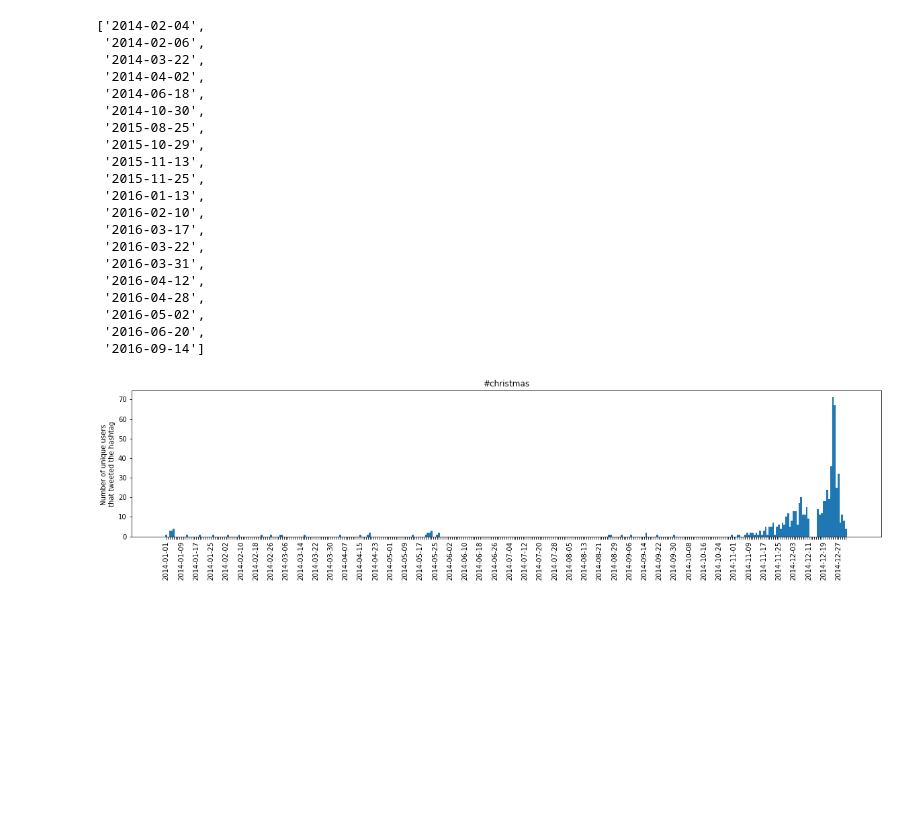
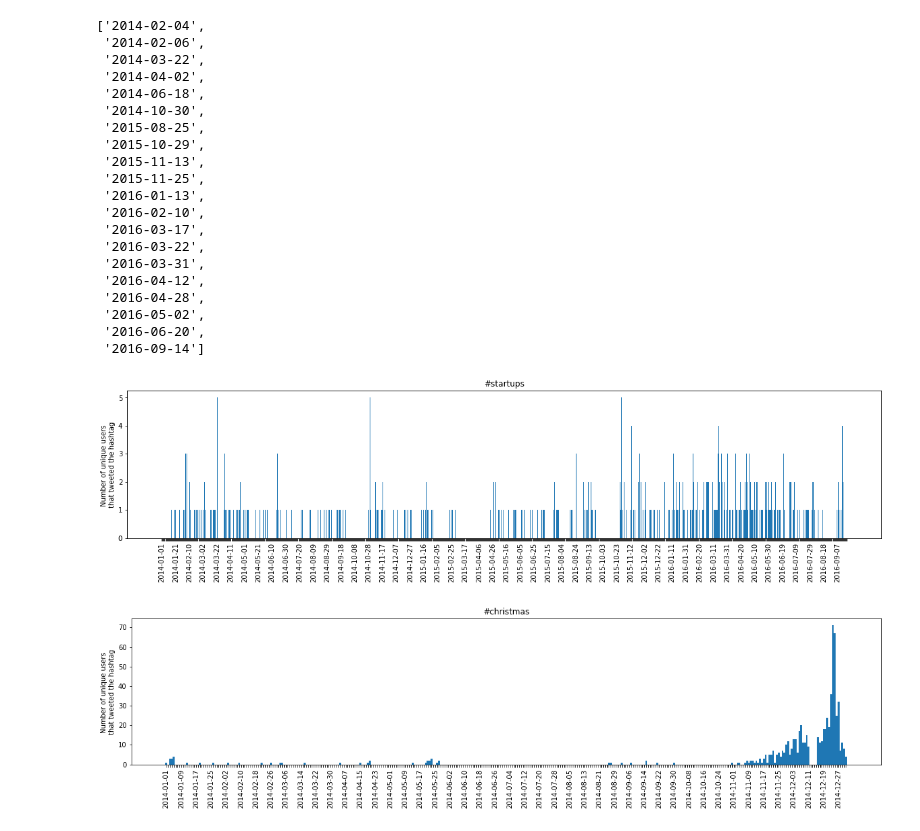
Before and after one commit to brunowicht/ada_project, a Jupyter notebook: project/project.ipynb, the cells around one changed output. Saved outputs shown, nothing was run; the diff lists cells and outputs as text; code cells hidden in the pictures; blank space fills up the shorter version.

```diff
--- a/project/project.ipynb
+++ b/project/project.ipynb
@@ -620,6 +788,10 @@ detect_day_event("#startups", df_tag, days, group_hashtags, dic_tag_days, k = 3)
  '2016-05-02',
  '2016-06-20',
  '2016-09-14']
+# %%
+plot_hashtag_occurence_for_dates('#startups', dic_tag_days, date(2014, 1, 1), date(2016, 9, 20))
+# %% [output]
+[figure, added]
 # %%
 def detect_events(tags, df_tag, days, months, grouped_tag, k_month, k_day):
     days_events = dict()
```
Also changed, not shown: parts of 16 cells of this notebook.
